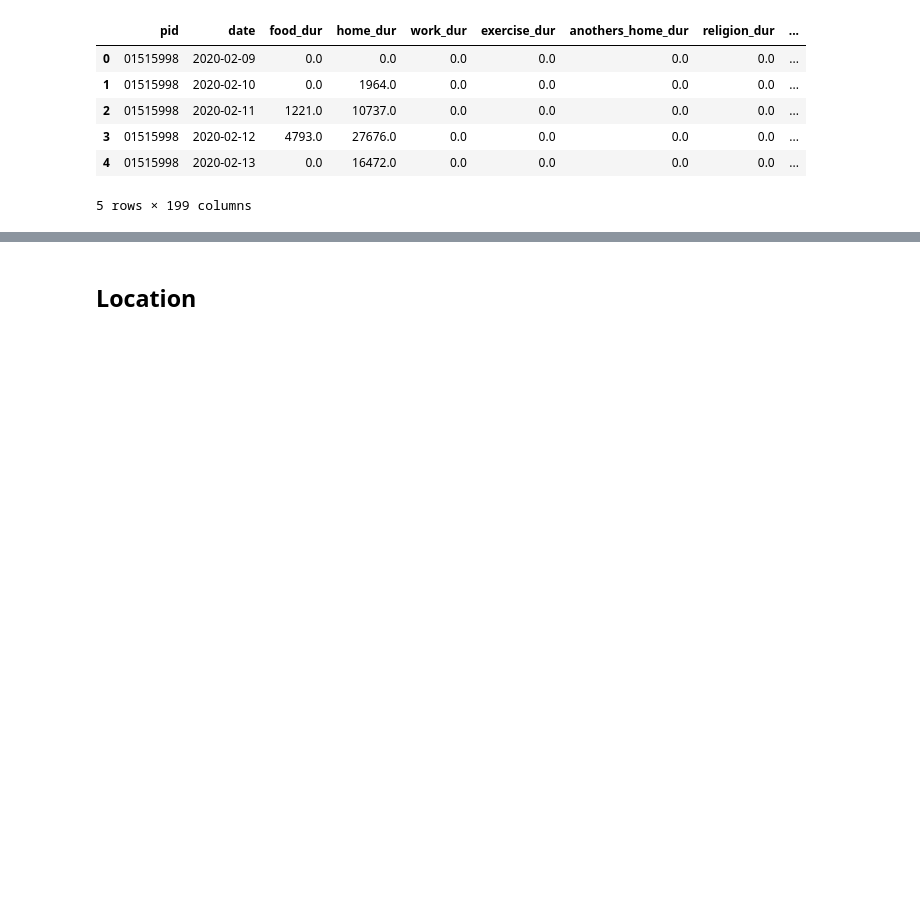
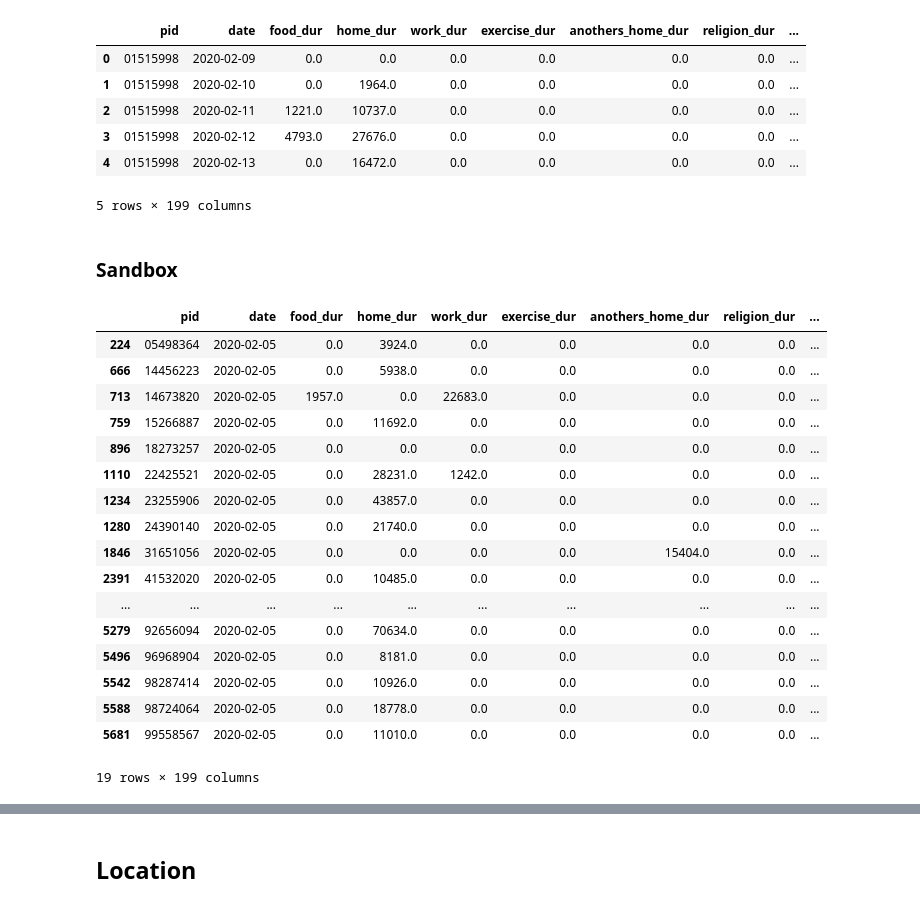
Before and after one commit to tliu526/lifesense, a Jupyter notebook: covid_analysis.ipynb, the cells around one changed output, grey strips where cells are left out. Cells and saved outputs as stored; diff of their text form; code cells hidden in the pictures; blank space fills up the shorter version.

```diff
--- a/covid_analysis.ipynb
+++ b/covid_analysis.ipynb
@@ -368,3 +436,26 @@ display(sloc_daily.head())
 | 3 | 01515998 | 2020-02-12 | 4793.0 | 27676.0 | 0.0 | 0.0 | 0.0 | 0.0 | ... |
 | 4 | 01515998 | 2020-02-13 | 0.0 | 16472.0 | 0.0 | 0.0 | 0.0 | 0.0 | ... |
 5 rows × 199 columns
+# %% [markdown]
+### Sandbox
+# %%
+sloc_daily[sloc_daily['date'] == '2020-02-05']#[['pid', 'tot_duration']]
+# %% [output]
+|  | pid | date | food_dur | home_dur | work_dur | exercise_dur | anothers_home_dur | religion_dur | ... |
+| 224 | 05498364 | 2020-02-05 | 0.0 | 3924.0 | 0.0 | 0.0 | 0.0 | 0.0 | ... |
+| 666 | 14456223 | 2020-02-05 | 0.0 | 5938.0 | 0.0 | 0.0 | 0.0 | 0.0 | ... |
+| 713 | 14673820 | 2020-02-05 | 1957.0 | 0.0 | 22683.0 | 0.0 | 0.0 | 0.0 | ... |
+| 759 | 15266887 | 2020-02-05 | 0.0 | 11692.0 | 0.0 | 0.0 | 0.0 | 0.0 | ... |
+| 896 | 18273257 | 2020-02-05 | 0.0 | 0.0 | 0.0 | 0.0 | 0.0 | 0.0 | ... |
+| 1110 | 22425521 | 2020-02-05 | 0.0 | 28231.0 | 1242.0 | 0.0 | 0.0 | 0.0 | ... |
+| 1234 | 23255906 | 2020-02-05 | 0.0 | 43857.0 | 0.0 | 0.0 | 0.0 | 0.0 | ... |
+| 1280 | 24390140 | 2020-02-05 | 0.0 | 21740.0 | 0.0 | 0.0 | 0.0 | 0.0 | ... |
+| 1846 | 31651056 | 2020-02-05 | 0.0 | 0.0 | 0.0 | 0.0 | 15404.0 | 0.0 | ... |
+| 2391 | 41532020 | 2020-02-05 | 0.0 | 10485.0 | 0.0 | 0.0 | 0.0 | 0.0 | ... |
+| ... | ... | ... | ... | ... | ... | ... | ... | ... | ... |
+| 5279 | 92656094 | 2020-02-05 | 0.0 | 70634.0 | 0.0 | 0.0 | 0.0 | 0.0 | ... |
+| 5496 | 96968904 | 2020-02-05 | 0.0 | 8181.0 | 0.0 | 0.0 | 0.0 | 0.0 | ... |
+| 5542 | 98287414 | 2020-02-05 | 0.0 | 10926.0 | 0.0 | 0.0 | 0.0 | 0.0 | ... |
+| 5588 | 98724064 | 2020-02-05 | 0.0 | 18778.0 | 0.0 | 0.0 | 0.0 | 0.0 | ... |
+| 5681 | 99558567 | 2020-02-05 | 0.0 | 11010.0 | 0.0 | 0.0 | 0.0 | 0.0 | ... |
+19 rows × 199 columns
```
Also changed, not shown: parts of 29 cells of this notebook, 1 other file.
